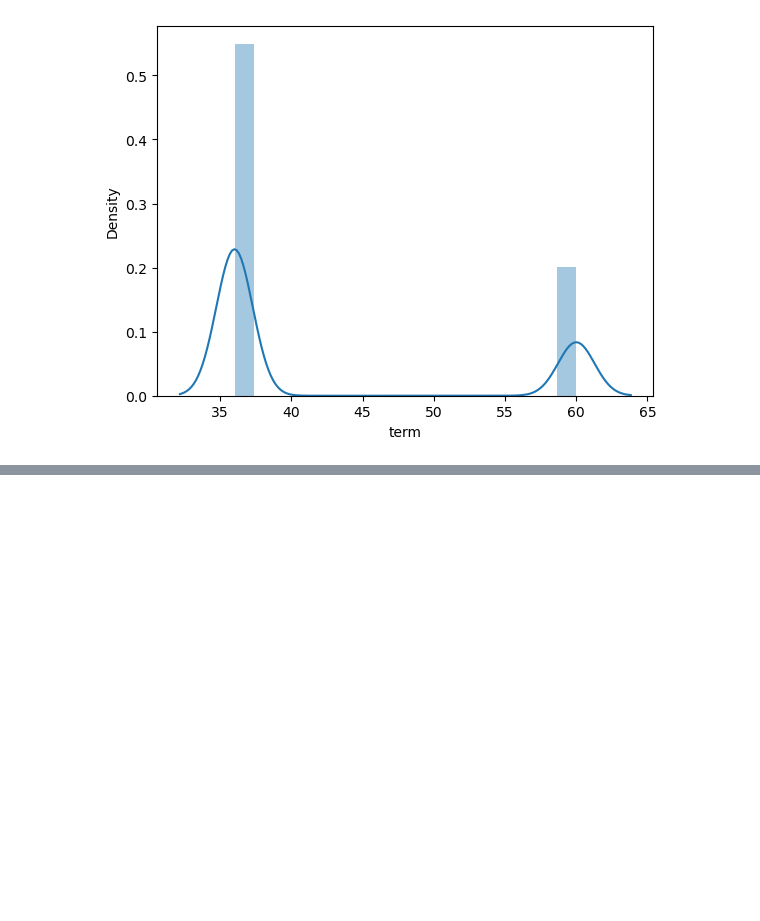
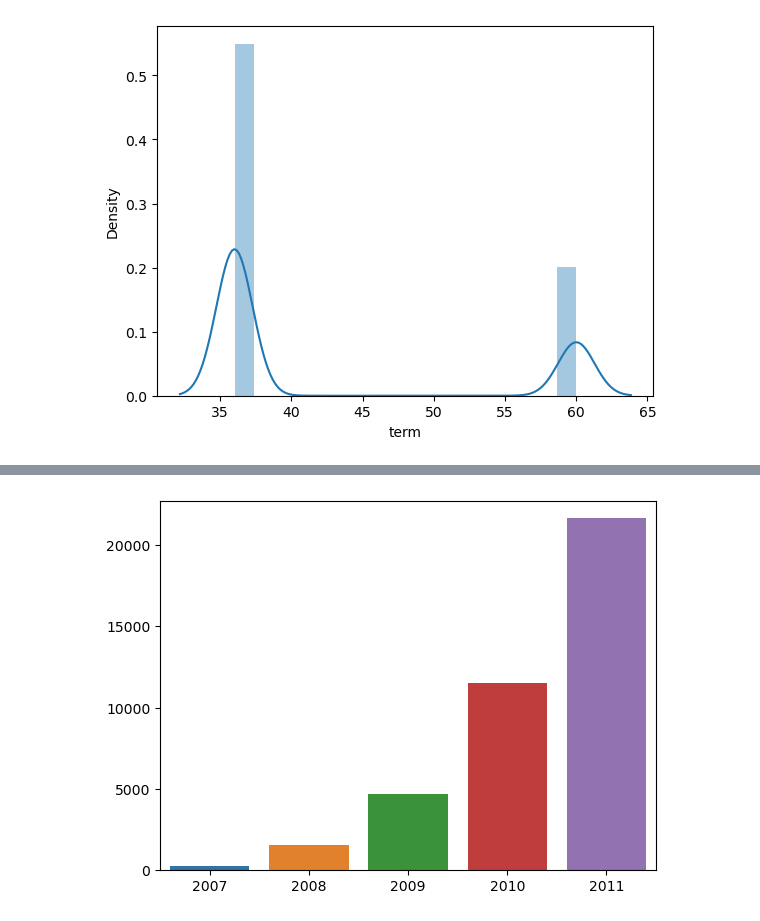
Before and after one commit to Mahalakshmi-Totad/lending_club_case_study, a Jupyter notebook: Solution.ipynb, the cells around one changed output, grey strips where cells are left out. Cells and saved outputs as stored; diff of their text form; code cells hidden in the pictures; blank space fills up the shorter version.

```diff
--- a/Solution.ipynb
+++ b/Solution.ipynb
@@ -291,0 +285,3 @@ Text(0.5, 1.0, 'Loan Status')
+# %%
+#interest rate against loan amount
+df.int_rate = df.int_rate.str.rstrip("%")
@@ -291,0 +344,2 @@ Text(0.5, 1.0, 'Loan Status')
+# %%
+df['date'] = pd.to_datetime(df.issue_d, format="%b-%y")
@@ -291,0 +376,9 @@ Text(0.5, 1.0, 'Loan Status')
+# %%
+year_values = df["year"].value_counts().values
+# %%
+year_index =  df["year"].value_counts().index
+# %%
+sns.barplot(x= year_index, y=year_values)
+plt.show()
+# %% [output]
+[figure, added]
```
Also changed, not shown: parts of 30 cells of this notebook.
